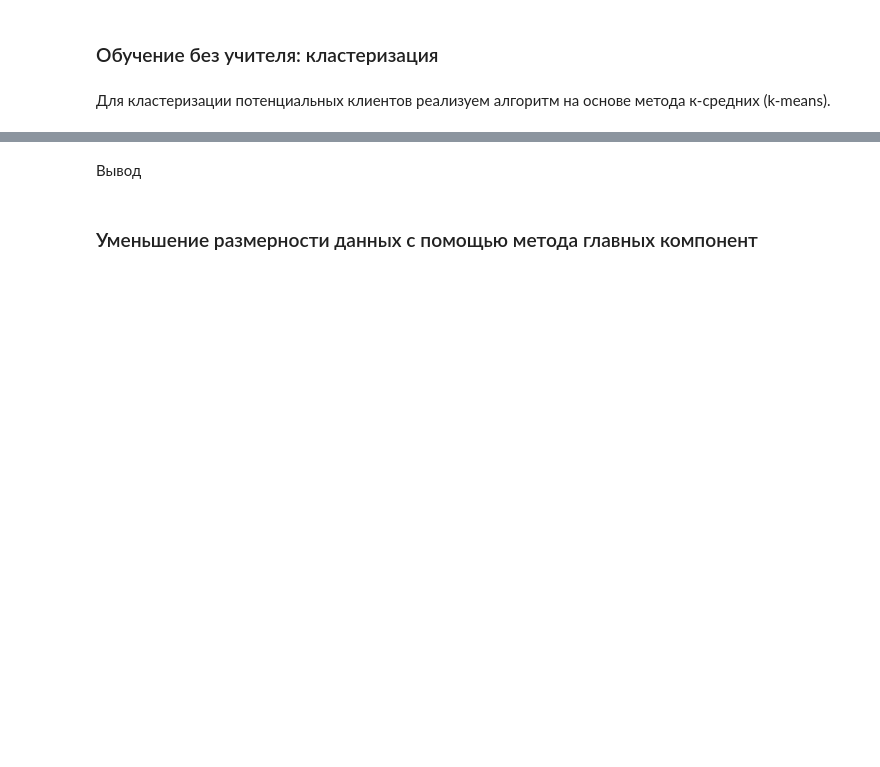
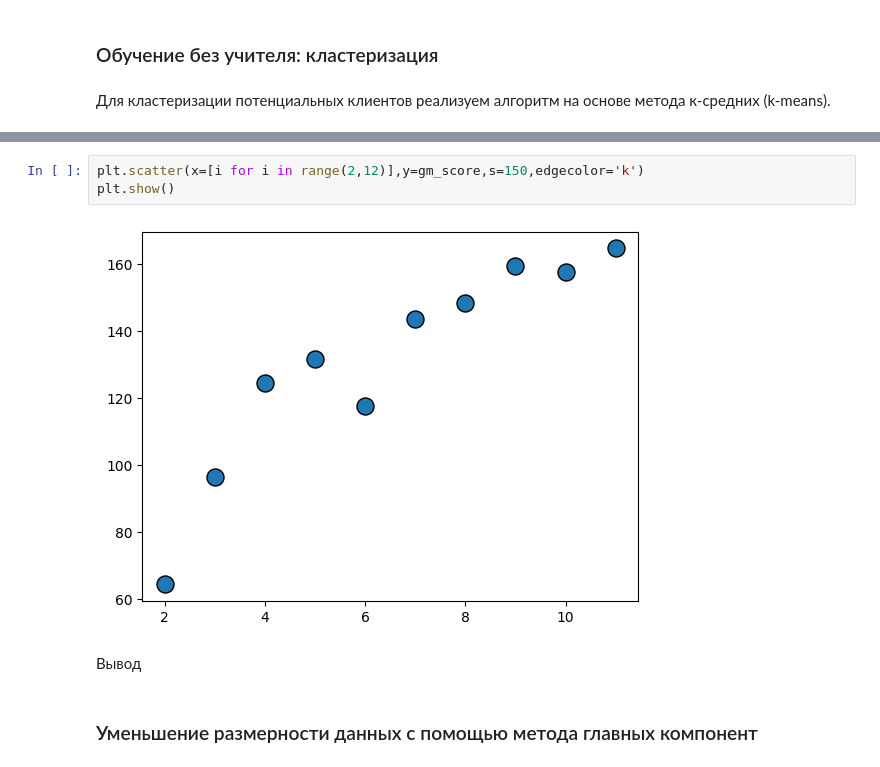
Before and after one commit to abakhmetev/Hackathon_RTK, a Jupyter notebook: Hakaton_Anna.ipynb, the cells around one changed output, grey strips where cells are left out. Drawn from its saved outputs; the diff is of its cells as text; blank space fills up the shorter version.

```diff
--- a/Hakaton_Anna.ipynb
+++ b/Hakaton_Anna.ipynb
@@ -1042,3 +1168,8 @@ NameError: name 'silhouette_score' is not defined
+# %%
+plt.scatter(x=[i for i in range(2,12)],y=gm_score,s=150,edgecolor='k')
+plt.show()
+# %% [output]
+[figure, added]
 # %% [markdown]
 Вывод
 # %% [markdown]
```
Also changed, not shown: parts of 12 cells of this notebook, 2 other files.
